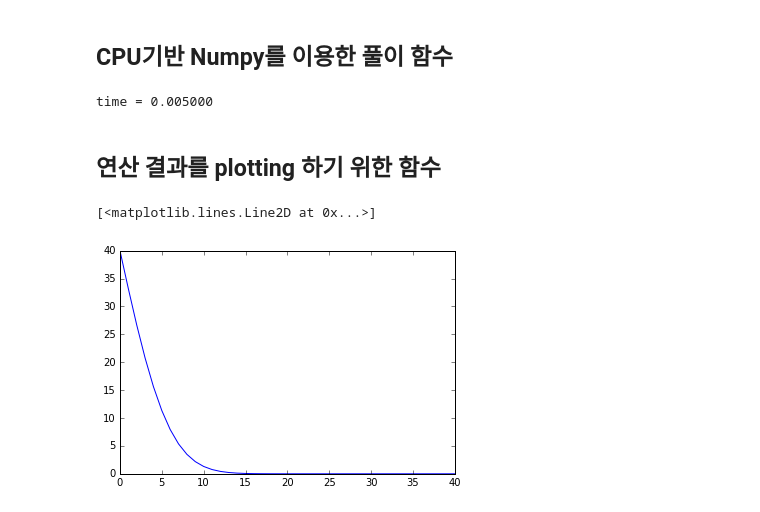
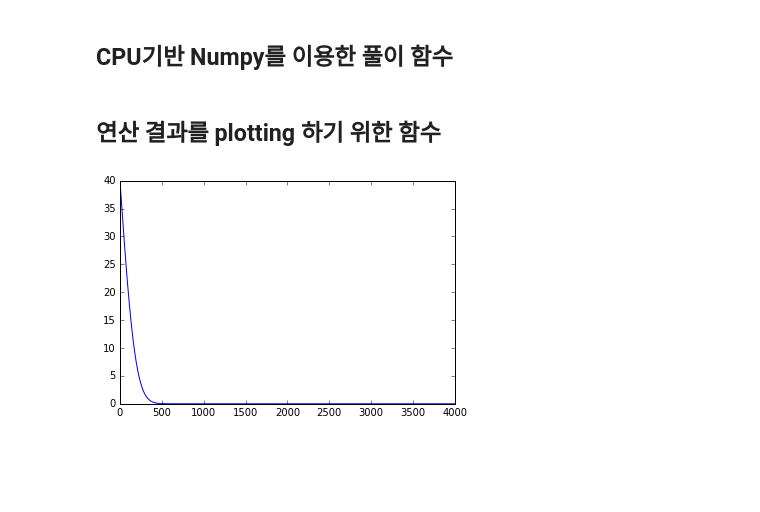
Before and after one commit to JinFree/PDE-for-CFD-in-Python, a Jupyter notebook: Parabolic.ipynb, the cells around one changed output. Saved outputs shown, nothing was run; the diff lists cells and outputs as text; code cells hidden in the pictures; blank space fills up the shorter version.

```diff
--- a/Parabolic.ipynb
+++ b/Parabolic.ipynb
@@ -58,9 +58,9 @@ import numpy as np
 ## 주어진 조건에 따른 기본 변수 설정
 # %%
 h = 0.04
-nu = 0.00217
-dy = 0.001
-dt = 0.00001
+nu = 0.000217
+dy = 0.00001
+dt = 0.0000001
 u0 = 40.0
 d = nu * dt / ( dy * dy )
 t_end = 0.005
@@ -69,5 +69,6 @@ time = 0.0
 number_of_grids = int(h / dy) + 1
 U = np.zeros(number_of_grids, dtype=np.float32)
 Unew = np.zeros(number_of_grids, dtype=np.float32)
+print("Grid size is %"%number_of_grids)
 print("Diffusion number is %.4f"%d)
 # %% [output]
@@ -111,17 +110,16 @@ def Parabolic_Numpy_CPU(U, Unew, diffusion, iteration, time):
     U = Explicit_Solver(U, Unew, diffusion, iteration, time)
     return U
 U_numpy_cpu = Parabolic_Numpy_CPU(U, Unew, d, iteration, time)
-# %% [output]
-time = 0.005000
 # %% [markdown]
 ## 연산 결과를 plotting 하기 위한 함수
 # %%
 import matplotlib as mpl
 import matplotlib.pyplot as plt
 plt.style.use('classic')
 %matplotlib inline
-fig = plt.figure()
-plt.plot(U_numpy_cpu)
+def plot(U):
+    fig = plt.figure()
+    plt.plot(U)
+plot(U_numpy_cpu)
 # %% [output]
-[<matplotlib.lines.Line2D at 0x...>]
-[figure, old version]
+[figure, new version]
```
Also changed, not shown: parts of 12 cells of this notebook.
